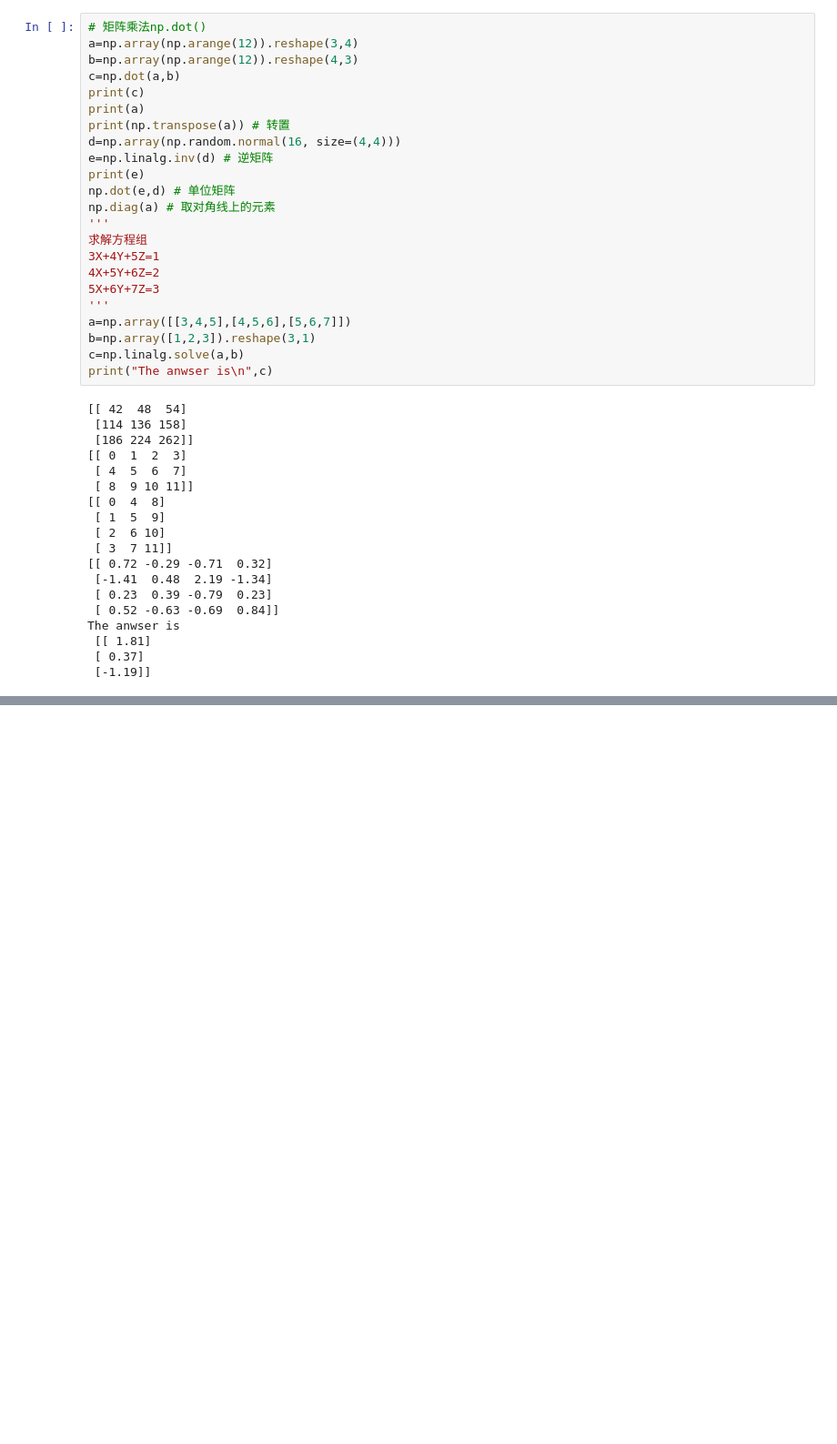
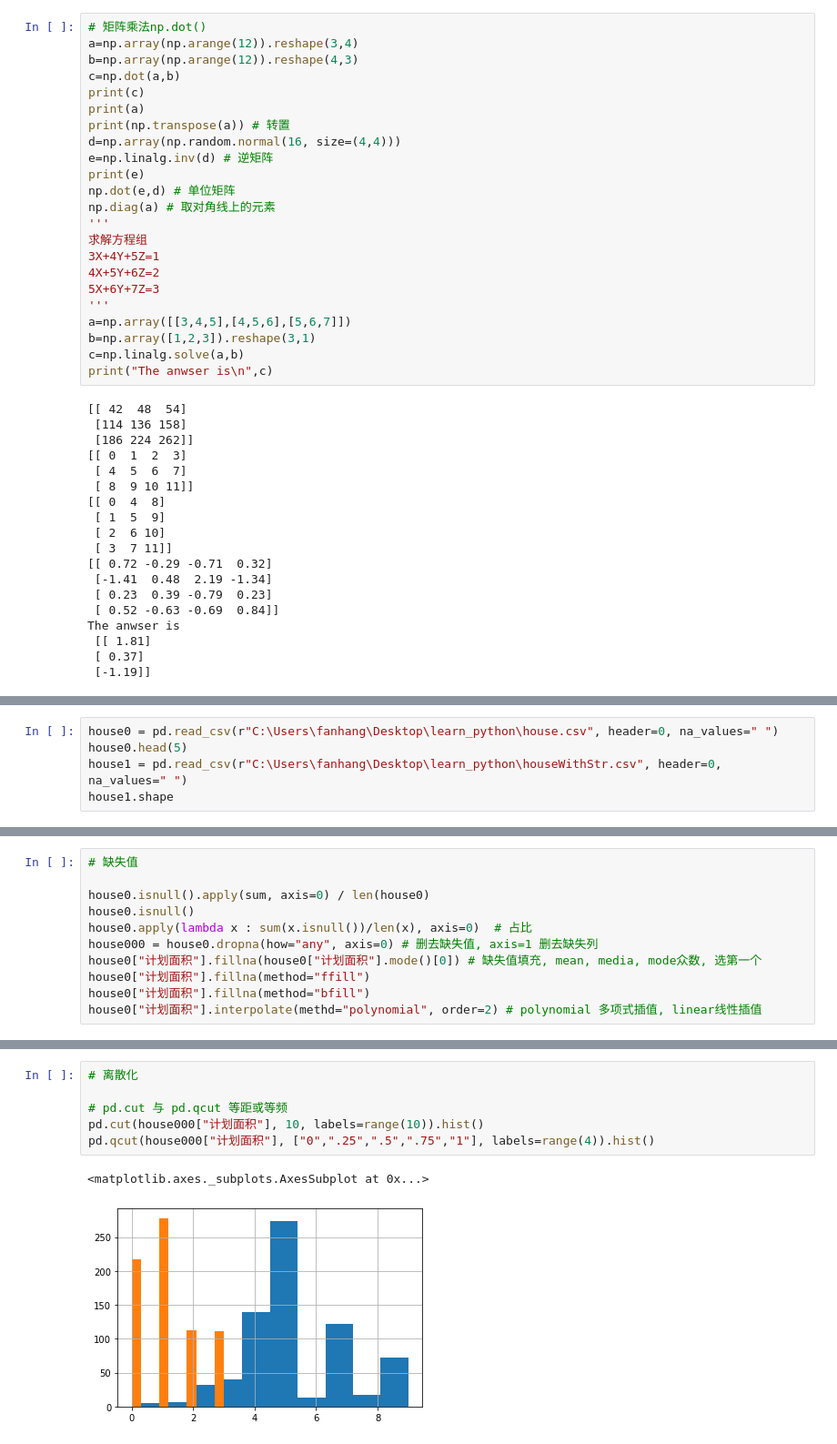
Before and after one commit to finehang/learnPython, a Jupyter notebook: NP/stats.ipynb, the cells around one changed output, grey strips where cells are left out. Shown at 91% size. Drawn from its saved outputs; the diff is of its cells as text; blank space fills up the shorter version.

```diff
--- a/NP/stats.ipynb
+++ b/NP/stats.ipynb
@@ -499,0 +777,5 @@ The anwser is
+# %%
+house0 = pd.read_csv(r"C:\Users\fanhang\Desktop\learn_python\house.csv", header=0, na_values=" ")
+house0.head(5)
+house1 = pd.read_csv(r"C:\Users\fanhang\Desktop\learn_python\houseWithStr.csv", header=0, na_values=" ")
+house1.shape
@@ -499,0 +853,11 @@ The anwser is
+# %%
+# 缺失值
+
+house0.isnull().apply(sum, axis=0) / len(house0)
+house0.isnull()
+house0.apply(lambda x : sum(x.isnull())/len(x), axis=0)  # 占比
+house000 = house0.dropna(how="any", axis=0) # 删去缺失值, axis=1 删去缺失列
+house0["计划面积"].fillna(house0["计划面积"].mode()[0]) # 缺失值填充, mean, media, mode众数, 选第一个
+house0["计划面积"].fillna(method="ffill")
+house0["计划面积"].fillna(method="bfill")
+house0["计划面积"].interpolate(methd="polynomial", order=2) # polynomial 多项式插值, linear线性插值
@@ -499,0 +902,9 @@ The anwser is
+# %%
+# 离散化
+
+# pd.cut 与 pd.qcut 等距或等频
+pd.cut(house000["计划面积"], 10, labels=range(10)).hist()
+pd.qcut(house000["计划面积"], ["0",".25",".5",".75","1"], labels=range(4)).hist()
+# %% [output]
+<matplotlib.axes._subplots.AxesSubplot at 0x...>
+[figure, added]
```
Also changed, not shown: parts of 25 cells of this notebook, 11 other files.
